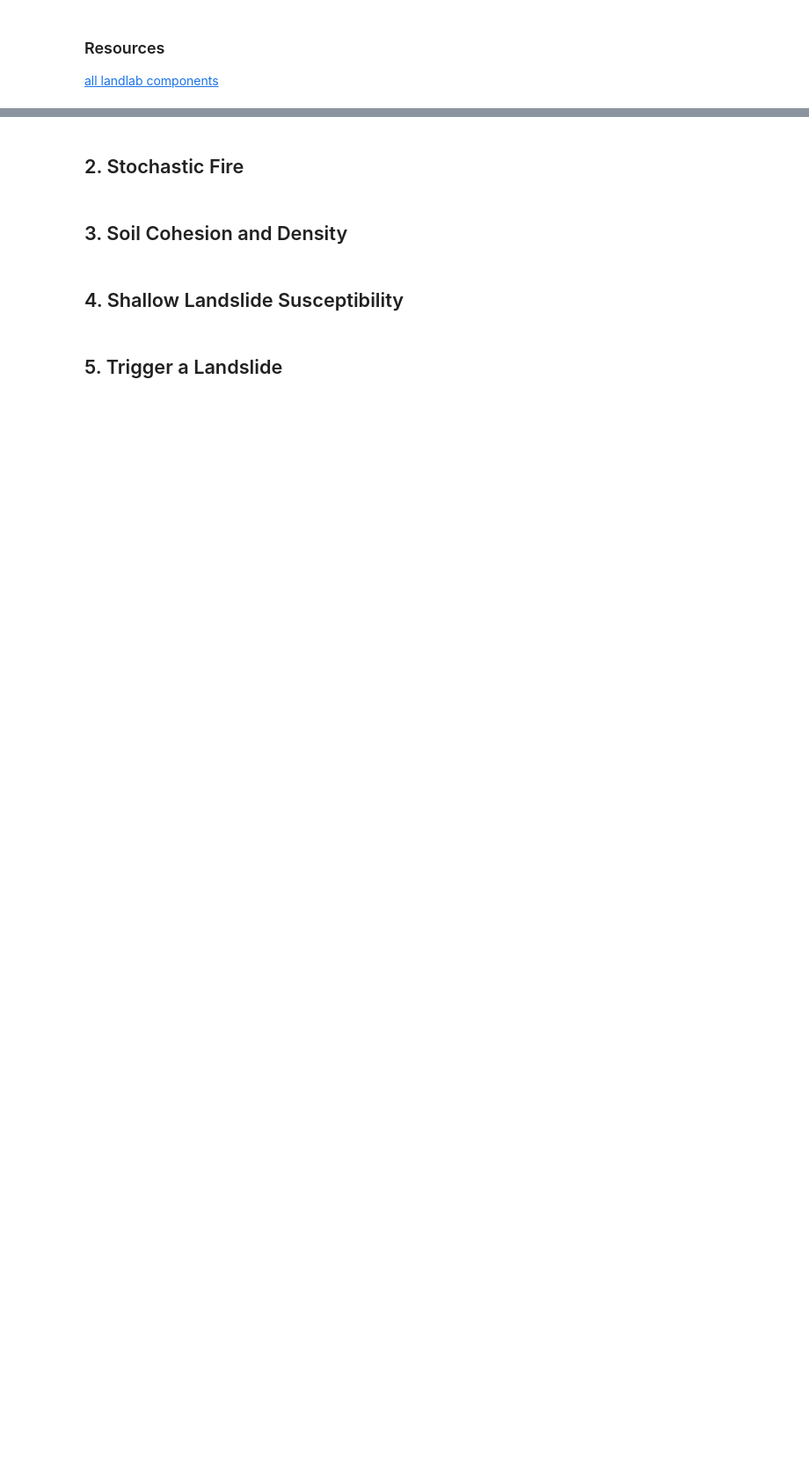
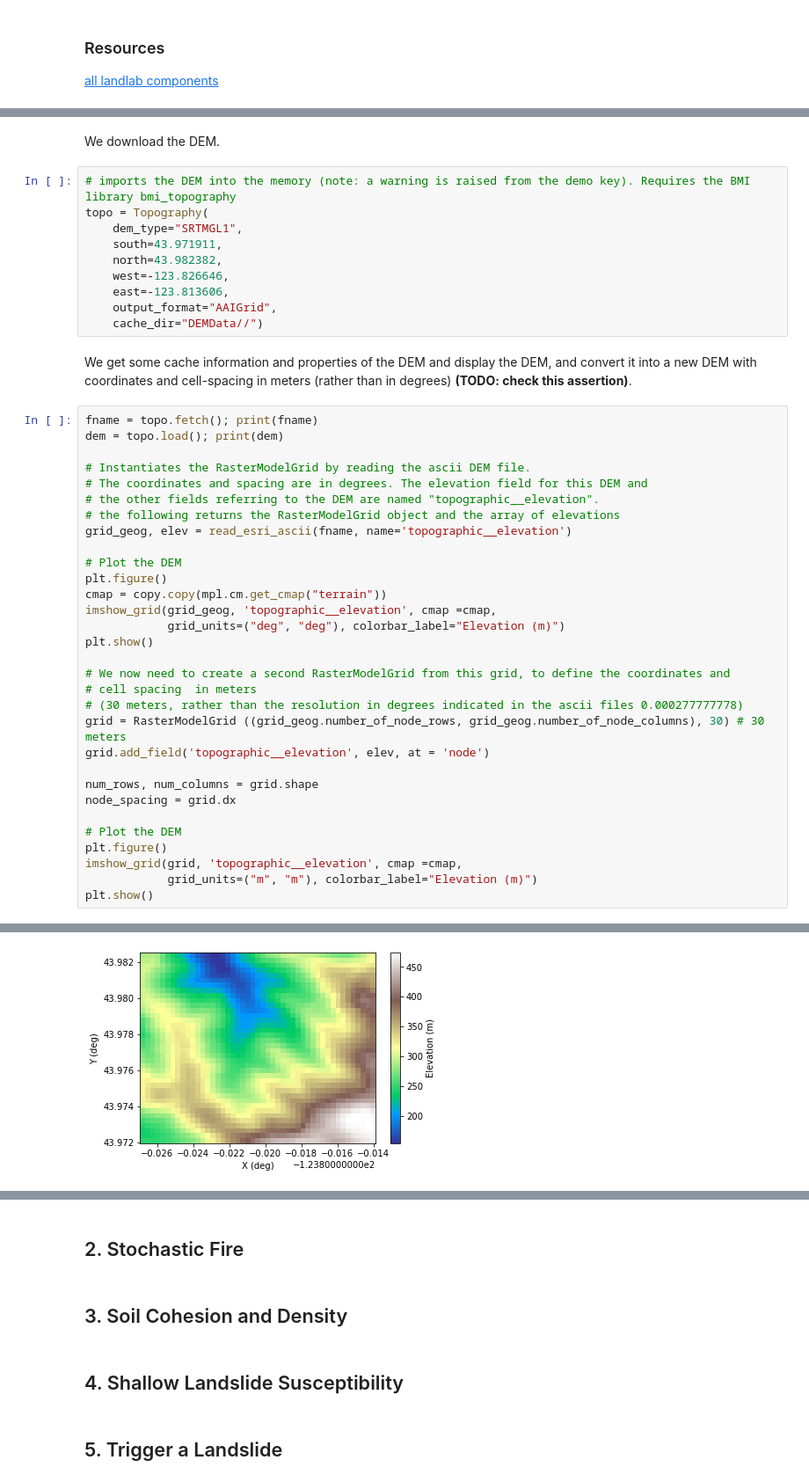
Before and after one commit to csdms-spring-school-2022/abrupt-perturbations, a Jupyter notebook: abrupt_fire_landslide/abrupt_fire_landslide.ipynb, the cells around one changed output, grey strips where cells are left out. Shown: that part at 88% size. Drawn from its saved outputs; the diff is of its cells as text; blank space fills up the shorter version.

Commit message:
updated main script abrupt_fire... with more info and start of initiating grid

```diff
--- a/abrupt_fire_landslide/abrupt_fire_landslide.ipynb
+++ b/abrupt_fire_landslide/abrupt_fire_landslide.ipynb
@@ -36,0 +53,46 @@ potential sections: [vegetation](https://landlab.readthedocs.io/en/latest/refere
+# %% [markdown]
+We download the DEM.
+# %%
+# imports the DEM into the memory (note: a warning is raised from the demo key). Requires the BMI library bmi_topography
+topo = Topography(
+    dem_type="SRTMGL1",
+    south=43.971911,
+    north=43.982382,
+    west=-123.826646,
+    east=-123.813606,
+    output_format="AAIGrid",
+    cache_dir="DEMData//")
+# %% [markdown]
+We get some cache information and properties of the DEM and display the DEM, and convert it into a new DEM with coordinates and cell-spacing in meters (rather than in degrees) **(TODO: check this assertion)**.
+# %%
+fname = topo.fetch(); print(fname)
+dem = topo.load(); print(dem)
+
+# Instantiates the RasterModelGrid by reading the ascii DEM file.
+# The coordinates and spacing are in degrees. The elevation field for this DEM and
+# the other fields referring to the DEM are named "topographic__elevation".
+# the following returns the RasterModelGrid object and the array of elevations
+grid_geog, elev = read_esri_ascii(fname, name='topographic__elevation')
+
+# Plot the DEM
+plt.figure()
+cmap = copy.copy(mpl.cm.get_cmap("terrain"))
+imshow_grid(grid_geog, 'topographic__elevation', cmap =cmap,
+            grid_units=("deg", "deg"), colorbar_label="Elevation (m)")
+plt.show()
+
+# We now need to create a second RasterModelGrid from this grid, to define the coordinates and
+# cell spacing  in meters
+# (30 meters, rather than the resolution in degrees indicated in the ascii files 0.000277777778)
+grid = RasterModelGrid ((grid_geog.number_of_node_rows, grid_geog.number_of_node_columns), 30) # 30 meters
+grid.add_field('topographic__elevation', elev, at = 'node')
+
+num_rows, num_columns = grid.shape
+node_spacing = grid.dx
+
+# Plot the DEM
+plt.figure()
+imshow_grid(grid, 'topographic__elevation', cmap =cmap,
+            grid_units=("m", "m"), colorbar_label="Elevation (m)")
+plt.show()
+# %% [output]
@@ -36,0 +119 @@ potential sections: [vegetation](https://landlab.readthedocs.io/en/latest/refere
+[figure, added]
```
Also changed, not shown: parts of 14 cells of this notebook.
